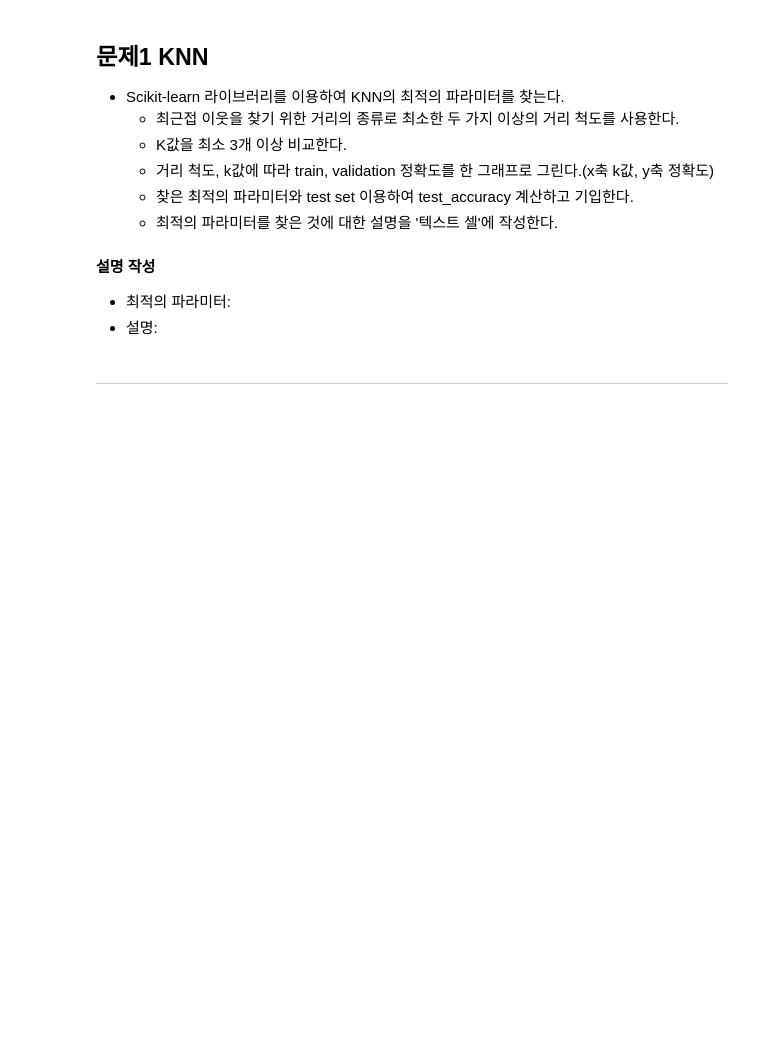
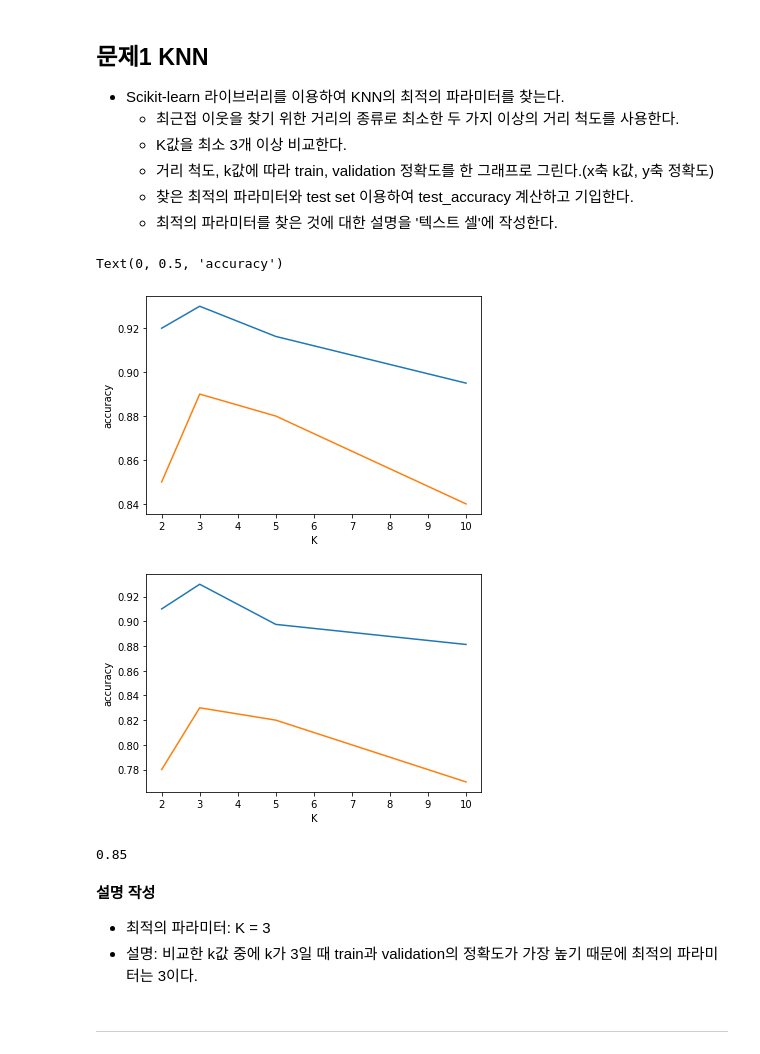
Before and after one commit to h-wi/2022_Fall-Ajou-ML, a Jupyter notebook: HW3_ipynb의_사본.ipynb, the cells around one changed output. Saved outputs shown, nothing was run; the diff lists cells and outputs as text; code cells hidden in the pictures; blank space fills up the shorter version.

```diff
--- a/HW3_ipynb의_사본.ipynb
+++ b/HW3_ipynb의_사본.ipynb
@@ -64,7 +78,60 @@ import matplotlib.pyplot as plt
-# %% [markdown]
-**설명 작성**
-- 최적의 파라미터:
-- 설명:
+# %%
+### 문제 1 ###
+from sklearn.preprocessing import StandardScaler
+sc = StandardScaler()
+
+X_train = sc.fit_transform(X_train)
+X_val = sc.transform(X_val)
+X_test = sc.transform(X_test)
+
+K = [2,3,5,10]
+
+train_acc_m = [] #맨해튼
+train_acc_u = [] #유클리드
+
+val_acc_m = []
+val_acc_u = []
+
+for i in K:
+  classifier_m = KNeighborsClassifier(n_neighbors=i,p=1)
+  classifier_u = KNeighborsClassifier(n_neighbors=i,p=2)
+
+  classifier_m.fit(X_train,y_train)
+  classifier_u.fit(X_train,y_train)
+
+  train_acc_m.append(classifier_m.score(X_train,y_train))
+  train_acc_u.append(classifier_u.score(X_train,y_train))
+
+  val_acc_m.append(classifier_m.score(X_val,y_val))
+  val_acc_u.append(classifier_u.score(X_val,y_val))
+
+
+plt.figure()
+plt.plot(K,train_acc_m,label='train accuracy')
+plt.plot(K,val_acc_m,label='validation accuracy')
+plt.xlabel('K')
+plt.ylabel('accuracy')
+
+plt.figure()
+plt.plot(K,train_acc_u,label='train accuracy')
+plt.plot(K,val_acc_u,label='validation accuracy')
+plt.xlabel('K')
+plt.ylabel('accuracy')
+### 코드 작성 ###
+# %% [output]
+Text(0, 0.5, 'accuracy')
+[figure, added]
+[figure, added]
+# %%
+classifier_knn = KNeighborsClassifier(n_neighbors = 3 , p=1)
+classifier_knn.fit(X_train,y_train)
+print(classifier_knn.score(X_test,y_test))
+# %% [output]
+0.85
+# %% [markdown]
+**설명 작성**
+- 최적의 파라미터: K = 3
+- 설명: 비교한 k값 중에 k가 3일 때 train과 validation의 정확도가 가장 높기 때문에 최적의 파라미터는 3이다.
 # %% [markdown]
 ---
 # %% [markdown]
```
Also changed, not shown: parts of 25 cells of this notebook.
